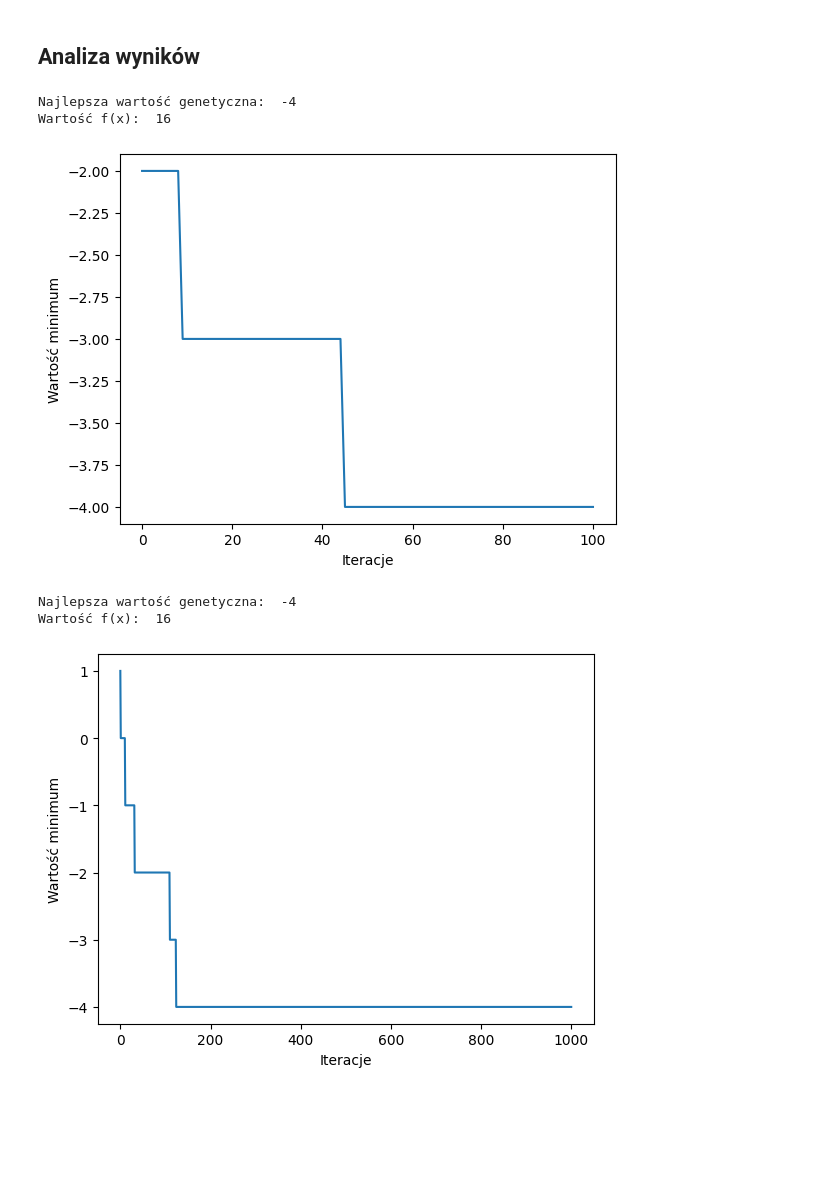
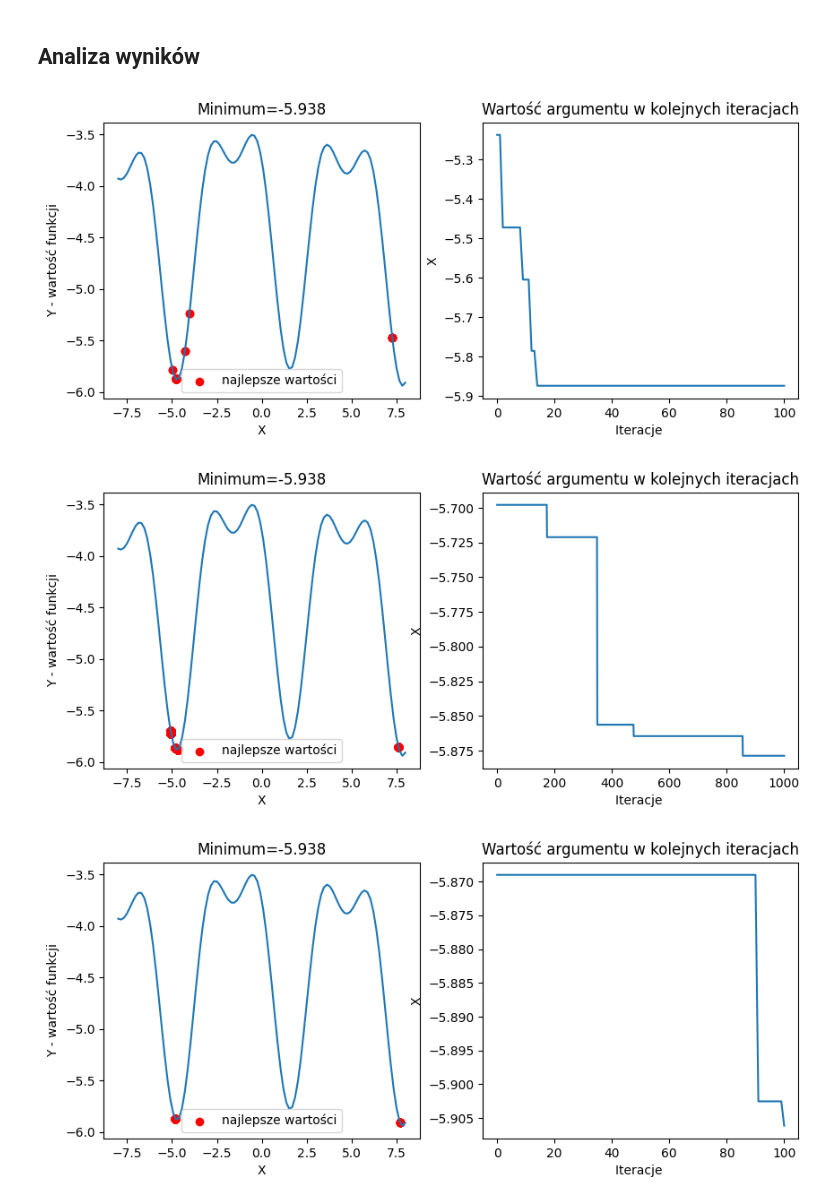
Before and after one commit to stethbo/PWr, a Jupyter notebook: AI/genetic_algorithm.ipynb, the cells around one changed output. Drawn from its saved outputs; the diff is of its cells as text; code cells hidden in the pictures; blank space fills up the shorter version.

```diff
--- a/AI/genetic_algorithm.ipynb
+++ b/AI/genetic_algorithm.ipynb
@@ -7,6 +5,6 @@ random.seed(33)
 # %%
 def function(x):
-    return x ** 2
+    return - np.sin(x) + np.cos(x) ** 2 - 5  + 5/(x ** 2 + 20)
 # %%
 X = np.linspace(-8, 8, 100)
 y = function(X)
@@ -22,12 +20,12 @@ Kodowanie binarne przypisjue każdej jednostce ciąg bitów reprezentujący licz
 # %%
 def encode(x):
     binary = format(int((x+8)*1000), 'b')
-    binary = binary.zfill(12)
+    binary = binary.zfill(14)
     return binary
 
 
 def decode(binary):
-    return int(binary, 2) // 1000 - 8
+    return round(int(binary, 2) / 1000 - 8, 3)
 # %% [markdown]
 ## Mutacja
 Mutacja polega na zmianie losowaego bitu u danej jednostki.
@@ -50,7 +48,7 @@ def crossover(binary1, binary2):
     return new_binary1, new_binary2
 # %%
 def gen_alg(num_iterations, population_size, crossover_rate, mutation_rate):
-    population = [encode(np.random.randint(-8, 8)) for _ in range(population_size)]
+    population = [encode(np.round(np.random.uniform(-8, 8), 3)) for _ in range(population_size)]
     values = [decode(binary) for binary in population]
     best_value = min(values, key=function)
     best_binary = population[values.index(best_value)]
@@ -72,8 +70,8 @@ def gen_alg(num_iterations, population_size, crossover_rate, mutation_rate):
                 new_population.append(child1)
                 new_population.append(child2)
             else:
-                new_population.append(population[j])
-                new_population.append(population[j])
+                new_population.append(population[0])
+                new_population.append(population[1])
 
         # mutacja
         for j in range(len(population)):
@@ -89,30 +87,52 @@ def gen_alg(num_iterations, population_size, crossover_rate, mutation_rate):
         best_values_gen.append(best_value)
 
     best_values = [function(value) for value in best_values_gen]
-    # Wizualizacja
-    print('Najlepsza wartość genetyczna: ', best_value)
-    print('Wartość f(x): ', function(best_value))
-    plt.plot(best_values_gen)
-    plt.xlabel('Iteracje')
-    plt.ylabel('Wartość minimum')
-    plt.show()
+    return best_values_gen
 # %% [markdown]
 ## Analiza wyników
+# %%
+def visualize_results(best_values):
+    fig, (ax1, ax2) = plt.subplots(1, 2, figsize=(10, 4))
+
+    X = np.linspace(-8, 8, 100)
+    y = function(X)
+    minimum = min(y)
+    best_values_f = [function(x) for x in best_values]
+
+    ax1.set_title(f'Minimum={round(minimum, 3)}')
+    ax1.scatter(x=best_values, y=best_values_f, c='red', label='najlepsze wartości')
+    ax1.legend()
+    ax1.plot(X, y)
+    ax1.set(ylabel='Y - wartość funkcji', xlabel='X')
+
+    ax2.set_title('Wartość argumentu w kolejnych iteracjach')
+    ax2.plot(sorted(best_values_f, reverse=True))
+    ax2.set(xlabel='Iteracje ', ylabel='X')
+    plt.show()
 # %%
-gen_alg(num_iterations=100,
-        population_size=4,
+res = gen_alg(num_iterations=100,
+        population_size=10,
         crossover_rate=0.01,
         mutation_rate=0.08)
+
+visualize_results(res)
 # %% [output]
-Najlepsza wartość genetyczna:  -4
-Wartość f(x):  16
-[figure, old version]
+[figure, new version]
 # %%
-gen_alg(num_iterations=1000,
-        population_size=4,
+res = gen_alg(num_iterations=1000,
+        population_size=10,
         crossover_rate=0.01,
         mutation_rate=0.08)
+
+visualize_results(res)
 # %% [output]
-Najlepsza wartość genetyczna:  -4
-Wartość f(x):  16
-[figure, old version]
+[figure, new version]
+# %%
+res = gen_alg(num_iterations=100,
+        population_size=100,
+        crossover_rate=0.01,
+        mutation_rate=0.08)
+
+visualize_results(res)
+# %% [output]
+[figure, added]
```
Also changed, not shown: parts of 2 cells of this notebook.
